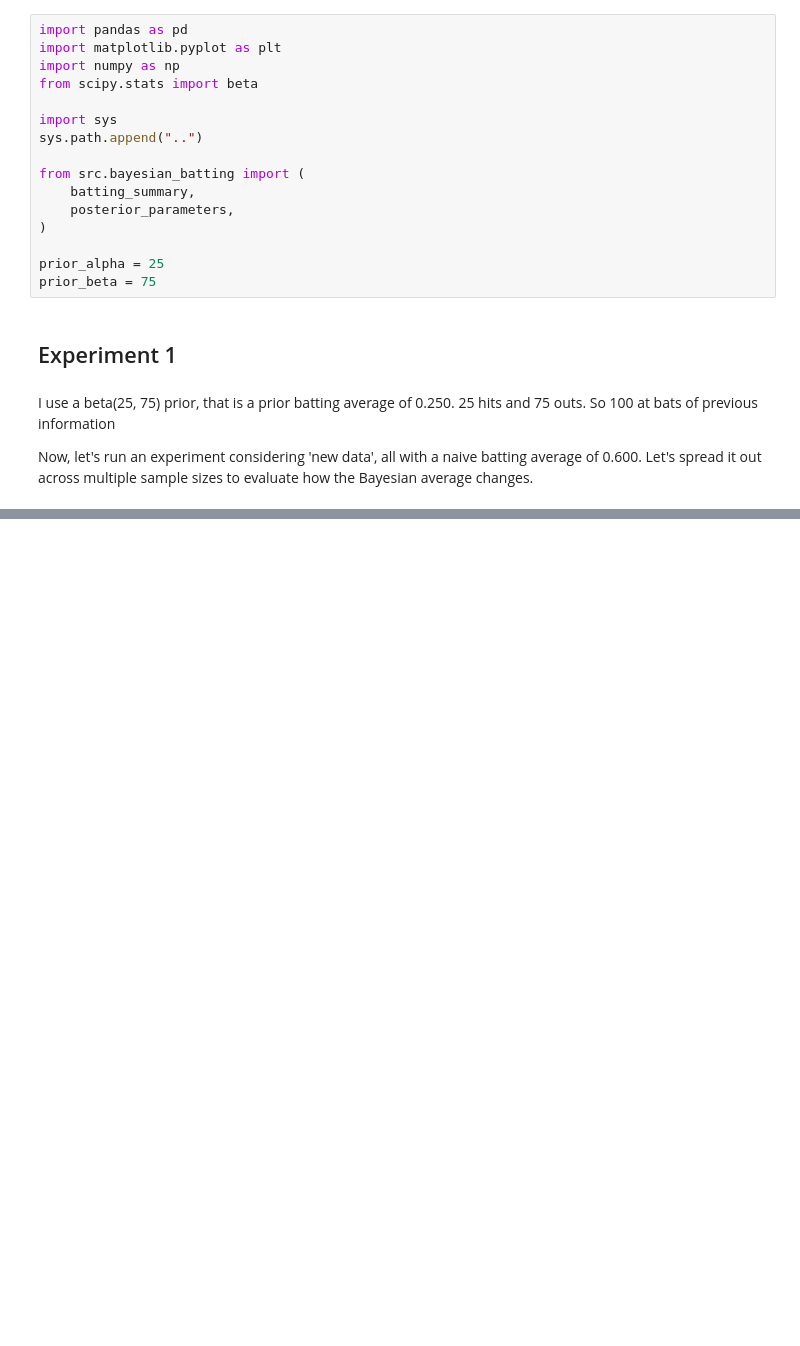
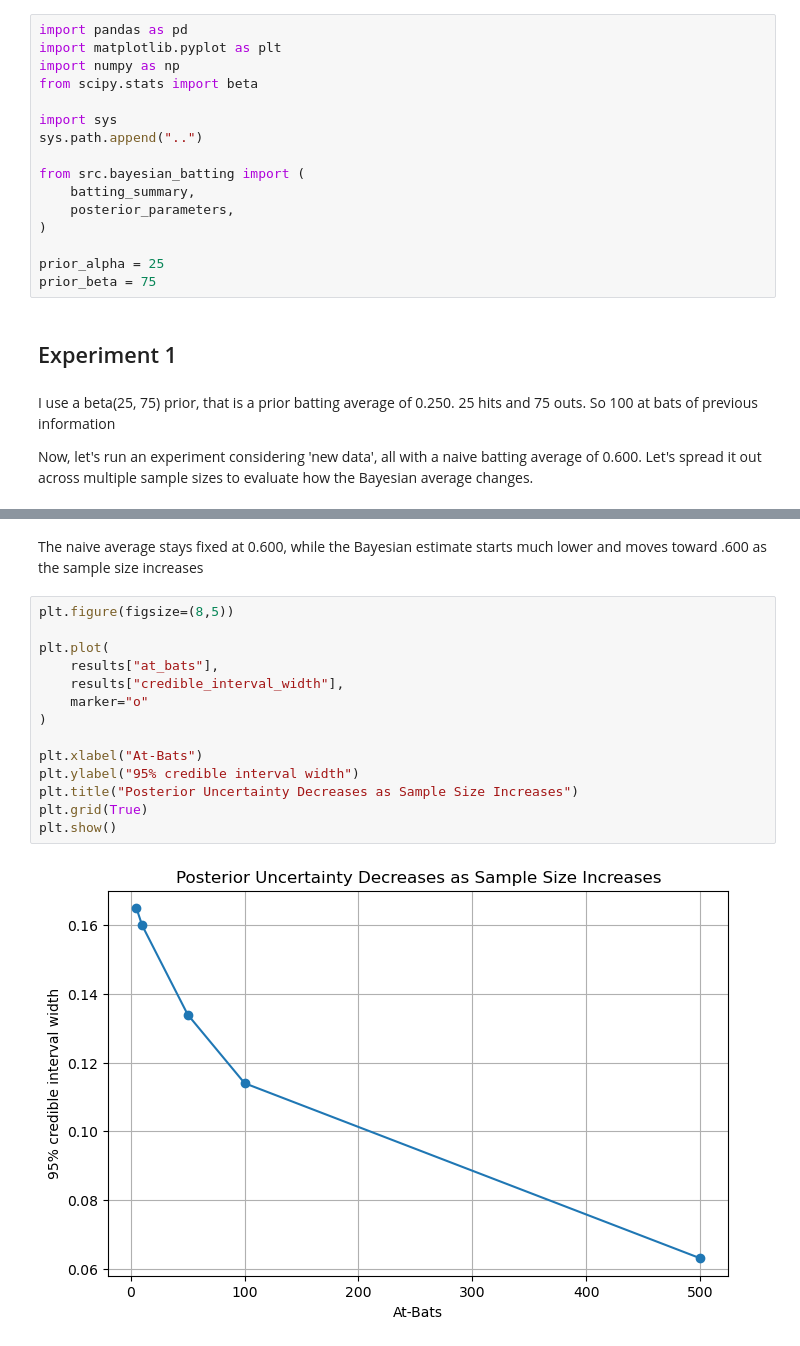
Before and after one commit to Matthew-Dobson/bayesian-batting-average, a Jupyter notebook: notebooks/01_basic_beta_binomial.ipynb, the cells around one changed output, grey strips where cells are left out. Cells and saved outputs as stored; diff of their text form; blank space fills up the shorter version.

```diff
--- a/notebooks/01_basic_beta_binomial.ipynb
+++ b/notebooks/01_basic_beta_binomial.ipynb
@@ -73,0 +110,18 @@ KeyError: 'credible_interval_upper'
+# %% [markdown]
+The naive average stays fixed at 0.600, while the Bayesian estimate starts much lower and moves toward .600 as the sample size increases
+# %%
+plt.figure(figsize=(8,5))
+
+plt.plot(
+    results["at_bats"],
+    results["credible_interval_width"],
+    marker="o"
+)
+
+plt.xlabel("At-Bats")
+plt.ylabel("95% credible interval width")
+plt.title("Posterior Uncertainty Decreases as Sample Size Increases")
+plt.grid(True)
+plt.show()
+# %% [output]
+[figure, added]
```
Also changed, not shown: parts of 7 cells of this notebook.
